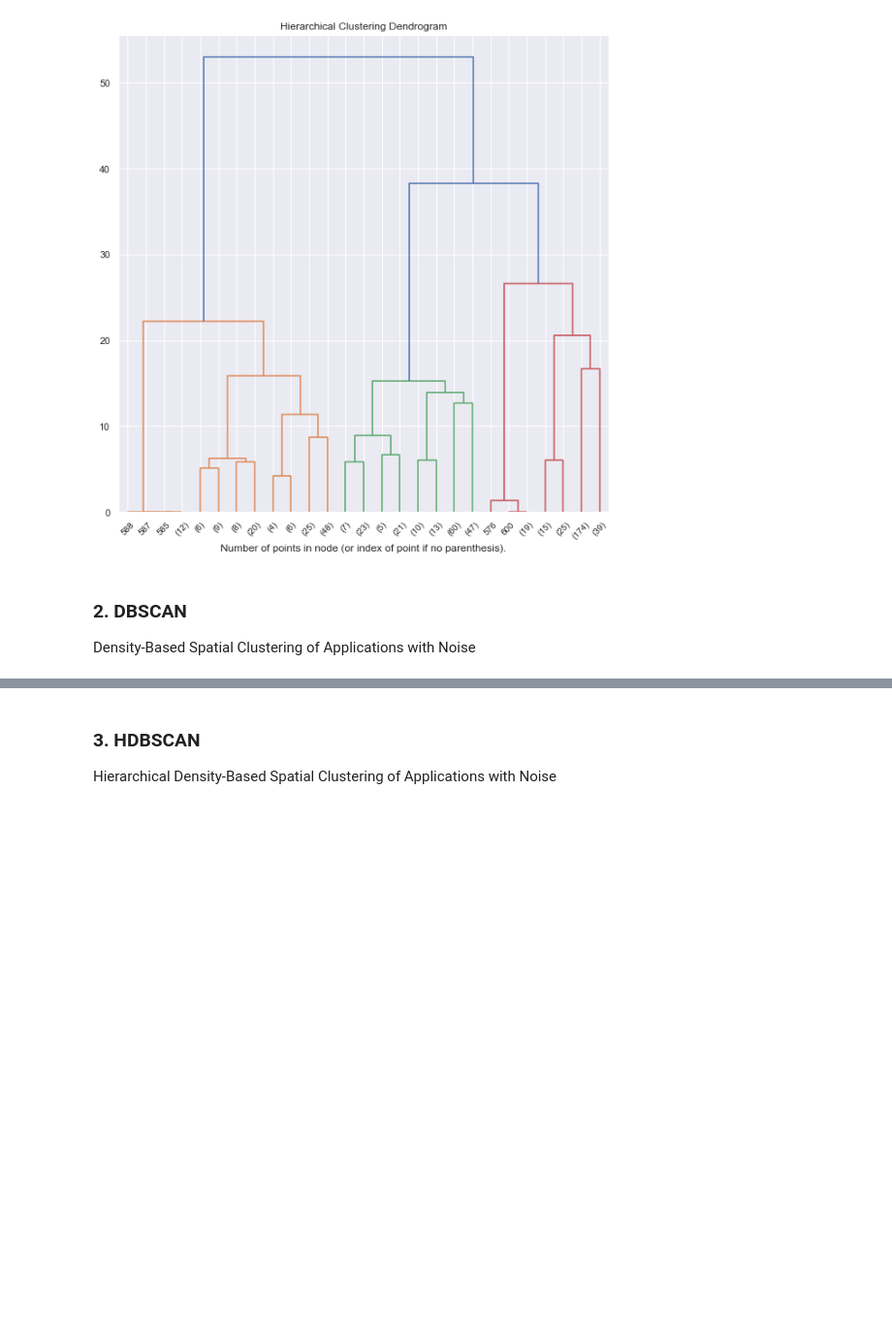
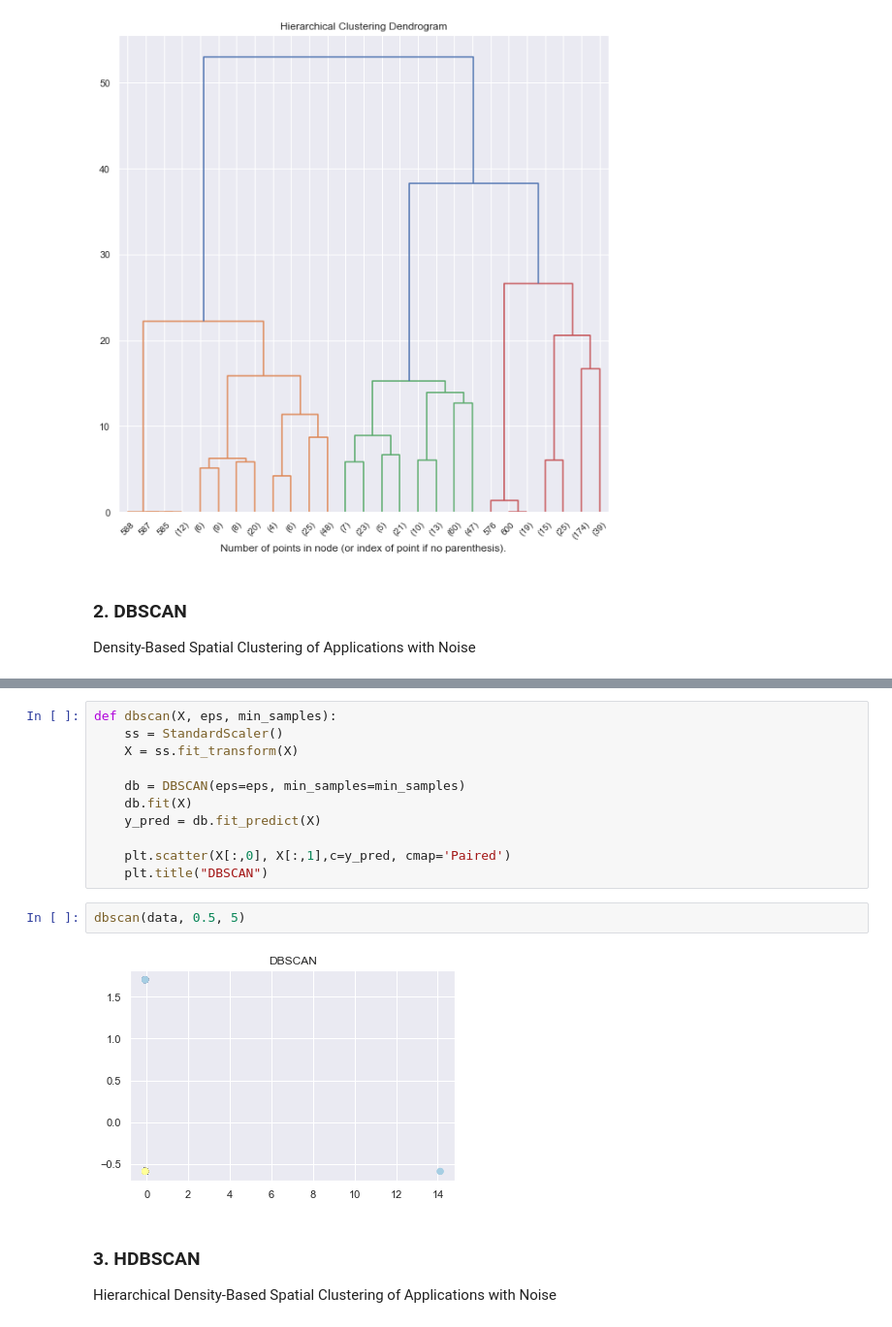
Before and after one commit to JohnnyUFT/Descoberta-de-Conhecimento-em-Base-de-Dados-de-Fungos, a Jupyter notebook: 02.processamento.ipynb, the cells around one changed output, grey strips where cells are left out. Shown: that part at 97% size. Saved outputs shown, nothing was run; the diff lists cells and outputs as text; blank space fills up the shorter version.

```diff
--- a/02.processamento.ipynb
+++ b/02.processamento.ipynb
@@ -263,3 +271,18 @@ plt.scatter(X[:,0], X[:,1], c=vectorizer(clusters))
+# %%
+def dbscan(X, eps, min_samples):
+    ss = StandardScaler()
+    X = ss.fit_transform(X)
+
+    db = DBSCAN(eps=eps, min_samples=min_samples)
+    db.fit(X)
+    y_pred = db.fit_predict(X)
+
+    plt.scatter(X[:,0], X[:,1],c=y_pred, cmap='Paired')
+    plt.title("DBSCAN")
+# %%
+dbscan(data, 0.5, 5)
+# %% [output]
+[figure, added]
 # %% [markdown]
 ### 3. HDBSCAN
 Hierarchical Density-Based Spatial Clustering of Applications with Noise
```
Also changed, not shown: parts of 18 cells of this notebook, 10 other files.
